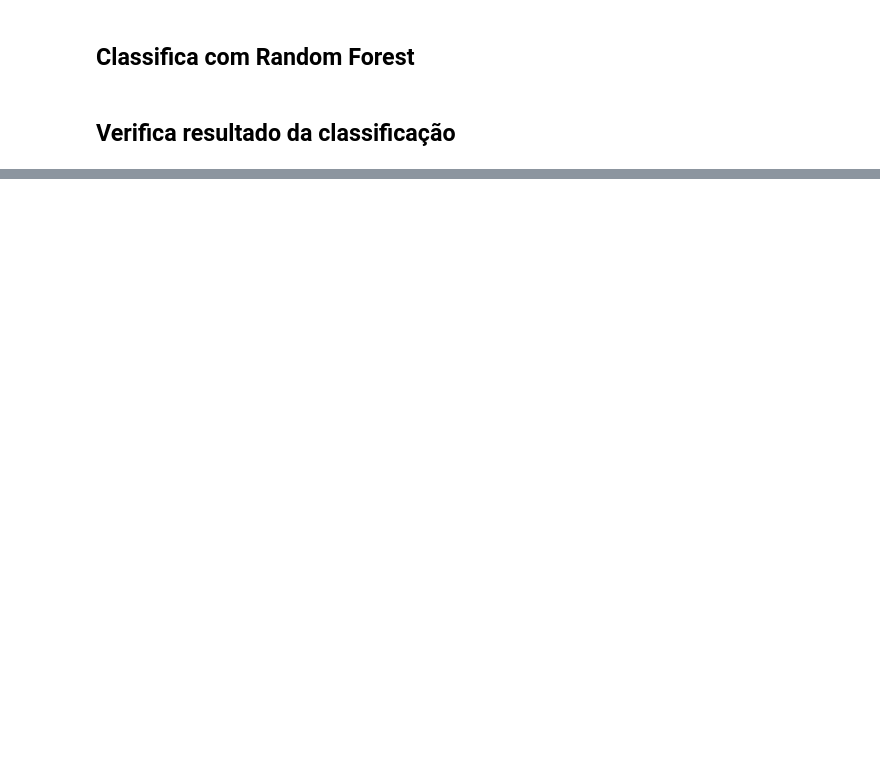
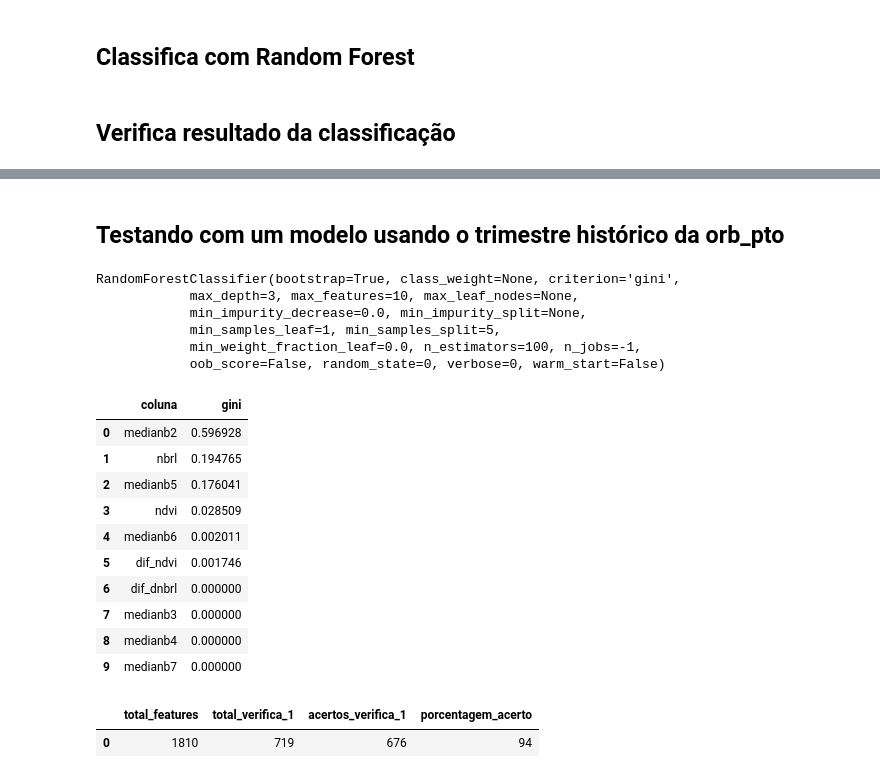
Before and after one commit to cicerocasj/aq30m, a Jupyter notebook: 221_067-Copy1.ipynb, the cells around one changed output, grey strips where cells are left out. Cells and saved outputs as stored; diff of their text form; code cells hidden in the pictures; blank space fills up the shorter version.

```diff
--- a/221_067-Copy1.ipynb
+++ b/221_067-Copy1.ipynb
@@ -261,0 +269,31 @@ ver_resultado(teste, 'rf', 'verifica')
+# %% [markdown]
+## Testando com um modelo usando o trimestre histórico da orb_pto
+# %%
+orb_pto = '221_067'
+modelo = df[df.orb_pto==orb_pto] # Modelo com todas cenas da mesma orb_pto
+modelo = modelo[(modelo.id_cena!=id_cena)] # Remove a cena atual do conhecimento
+# %%
+classificador = RandomForestClassifier(n_jobs=-1, n_estimators=100, max_features=len(colunas), random_state=0, max_depth=3, min_samples_split=5)
+classificador.fit(modelo[colunas], modelo.verifica)
+# %% [output]
+RandomForestClassifier(bootstrap=True, class_weight=None, criterion='gini',
+            max_depth=3, max_features=10, max_leaf_nodes=None,
+            min_impurity_decrease=0.0, min_impurity_split=None,
+            min_samples_leaf=1, min_samples_split=5,
+            min_weight_fraction_leaf=0.0, n_estimators=100, n_jobs=-1,
+            oob_score=False, random_state=0, verbose=0, warm_start=False)
+# %%
+rank = pd.DataFrame(sorted(list(zip(colunas,classificador.feature_importances_)), key=lambda x: x[1], reverse=True), columns=['coluna', 'gini'])
+rank
+# %% [output]
+|  | coluna | gini |
+| 0 | medianb2 | 0.596928 |
+| 1 | nbrl | 0.194765 |
+| 2 | medianb5 | 0.176041 |
+| 3 | ndvi | 0.028509 |
+| 4 | medianb6 | 0.002011 |
+| 5 | dif_ndvi | 0.001746 |
+| 6 | dif_dnbrl | 0.000000 |
+| 7 | medianb3 | 0.000000 |
+| 8 | medianb4 | 0.000000 |
+| 9 | medianb7 | 0.000000 |
@@ -261,0 +302,5 @@ ver_resultado(teste, 'rf', 'verifica')
+# %%
+ver_resultado(teste, 'rf', 'verifica')
+# %% [output]
+|  | total_features | total_verifica_1 | acertos_verifica_1 | porcentagem_acerto |
+| 0 | 1810 | 719 | 676 | 94 |
```
Also changed, not shown: parts of 5 cells of this notebook, 2 other files.
